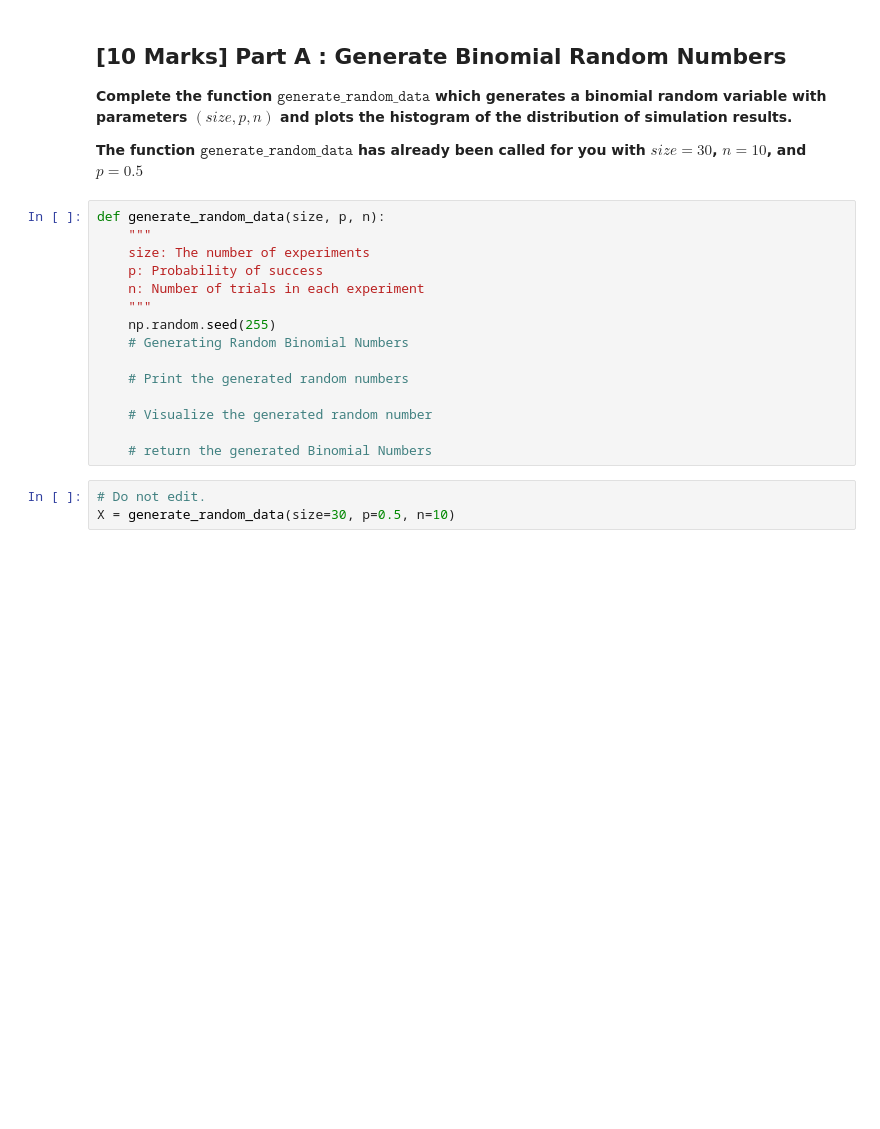
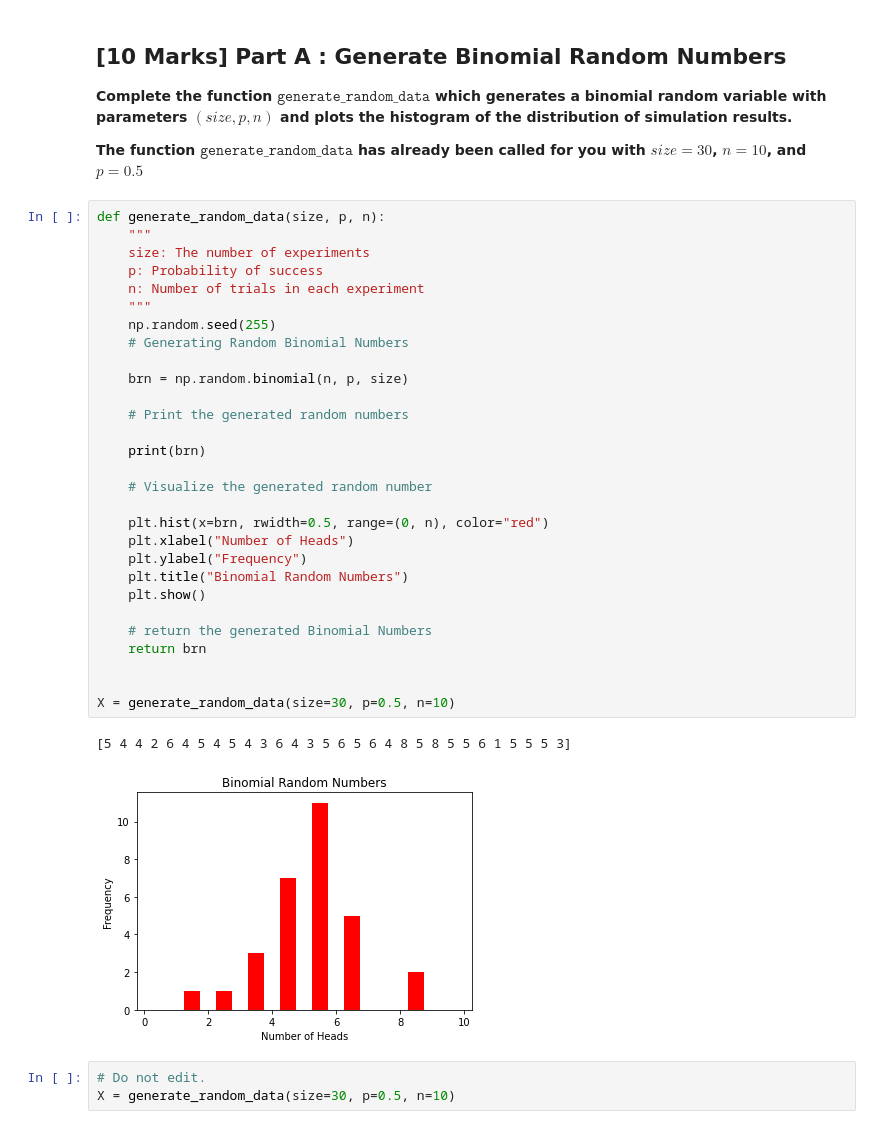
Before and after one commit to mj06879/Probability-and-Statistics-Projects, a Jupyter notebook: 2/Project_2_Student Version.ipynb, the cells around one changed output. Saved outputs shown, nothing was run; the diff lists cells and outputs as text; blank space fills up the shorter version.

```diff
--- a/2/Project_2_Student Version.ipynb
+++ b/2/Project_2_Student Version.ipynb
@@ -195,18 +184,35 @@ You will do MLE for Binomial distribution in Task 02, which has been split into
 # %%
 def generate_random_data(size, p, n):
     """
     size: The number of experiments
     p: Probability of success
     n: Number of trials in each experiment
     """
     np.random.seed(255)
     # Generating Random Binomial Numbers
 
+    brn = np.random.binomial(n, p, size)
+
     # Print the generated random numbers
+
+    print(brn)
 
     # Visualize the generated random number
 
+    plt.hist(x=brn, rwidth=0.5, range=(0, n), color="red")
+    plt.xlabel("Number of Heads")
+    plt.ylabel("Frequency")
+    plt.title("Binomial Random Numbers")
+    plt.show()
+
     # return the generated Binomial Numbers
+    return brn
+
+
+X = generate_random_data(size=30, p=0.5, n=10)
+# %% [output]
+[5 4 4 2 6 4 5 4 5 4 3 6 4 3 5 6 5 6 4 8 5 8 5 5 6 1 5 5 5 3]
+[figure, added]
 # %%
 # Do not edit.
 X = generate_random_data(size=30, p=0.5, n=10)
```
Also changed, not shown: parts of 13 cells of this notebook.
